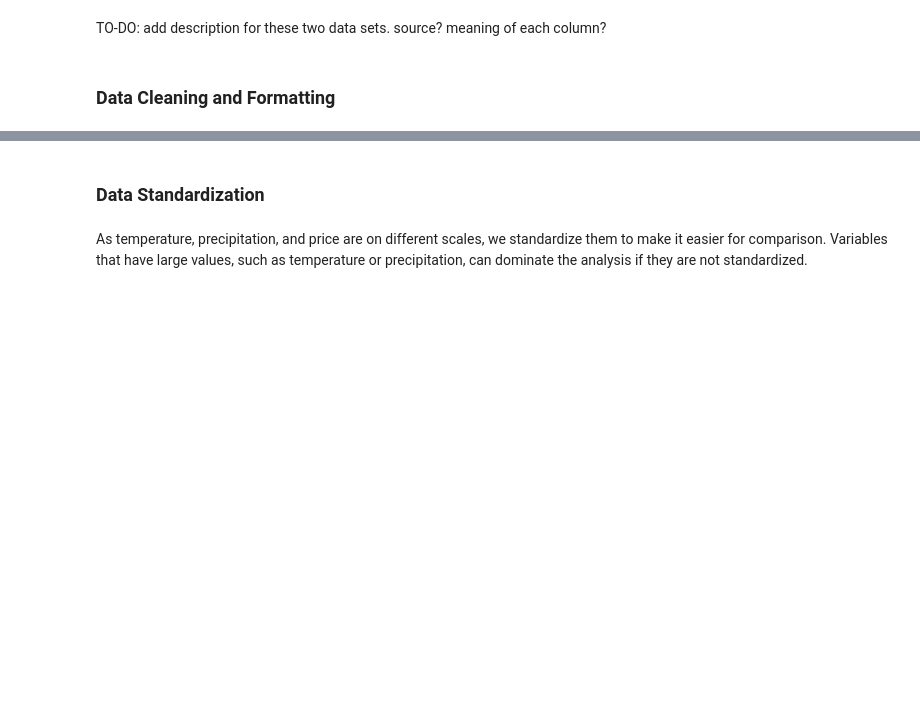
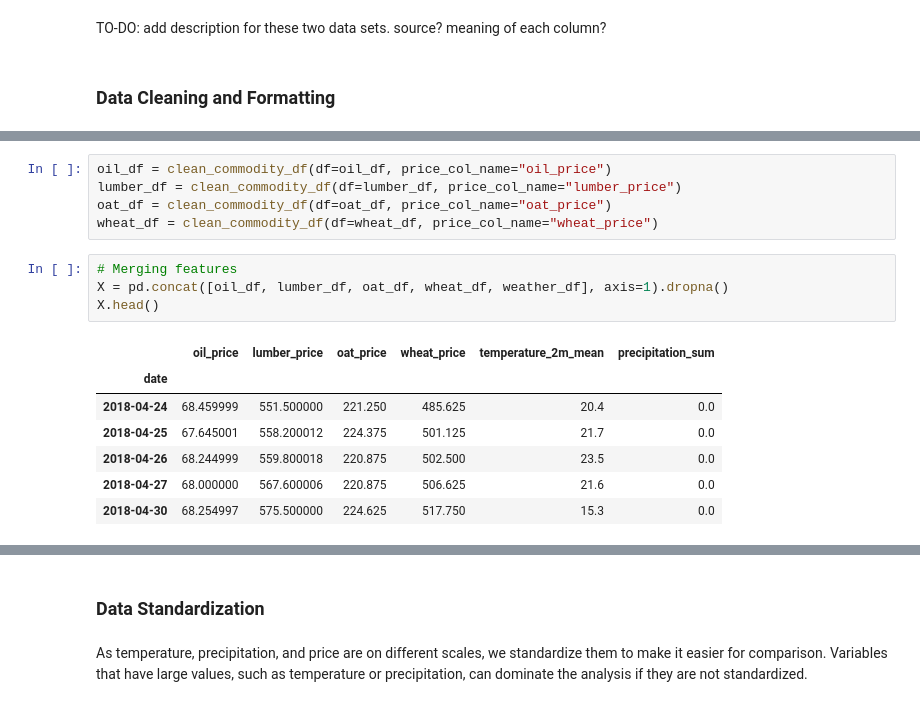
Before and after one commit to PrayusShrestha/crop-price-prediction, a Jupyter notebook: src/final_project.ipynb, the cells around one changed output, grey strips where cells are left out. Drawn from its saved outputs; the diff is of its cells as text; blank space fills up the shorter version.

```diff
--- a/src/final_project.ipynb
+++ b/src/final_project.ipynb
@@ -75,3 +94,20 @@ corn_data.head()
 | 2018-04-25 | 383.875 |
 | 2018-04-26 | 385.500 |
 | 2018-04-27 | 387.875 |
+# %%
+oil_df = clean_commodity_df(df=oil_df, price_col_name="oil_price")
+lumber_df = clean_commodity_df(df=lumber_df, price_col_name="lumber_price")
+oat_df = clean_commodity_df(df=oat_df, price_col_name="oat_price")
+wheat_df = clean_commodity_df(df=wheat_df, price_col_name="wheat_price")
+# %%
+# Merging features
+X = pd.concat([oil_df, lumber_df, oat_df, wheat_df, weather_df], axis=1).dropna()
+X.head()
+# %% [output]
+|  | oil_price | lumber_price | oat_price | wheat_price | temperature_2m_mean | precipitation_sum |
+| date |  |  |  |  |  |  |
+| 2018-04-24 | 68.459999 | 551.500000 | 221.250 | 485.625 | 20.4 | 0.0 |
+| 2018-04-25 | 67.645001 | 558.200012 | 224.375 | 501.125 | 21.7 | 0.0 |
+| 2018-04-26 | 68.244999 | 559.800018 | 220.875 | 502.500 | 23.5 | 0.0 |
+| 2018-04-27 | 68.000000 | 567.600006 | 220.875 | 506.625 | 21.6 | 0.0 |
+| 2018-04-30 | 68.254997 | 575.500000 | 224.625 | 517.750 | 15.3 | 0.0 |
```
Also changed, not shown: parts of 14 cells of this notebook, 2 other files.
